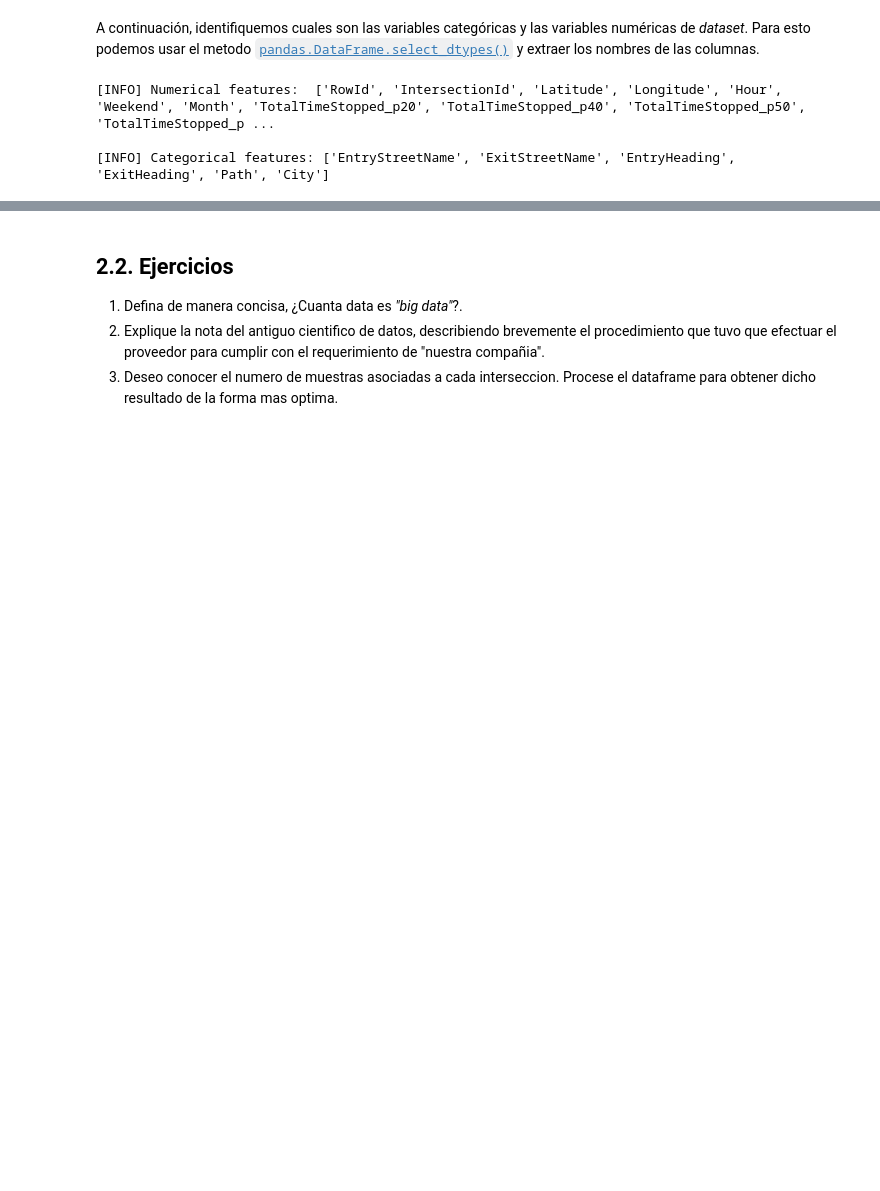
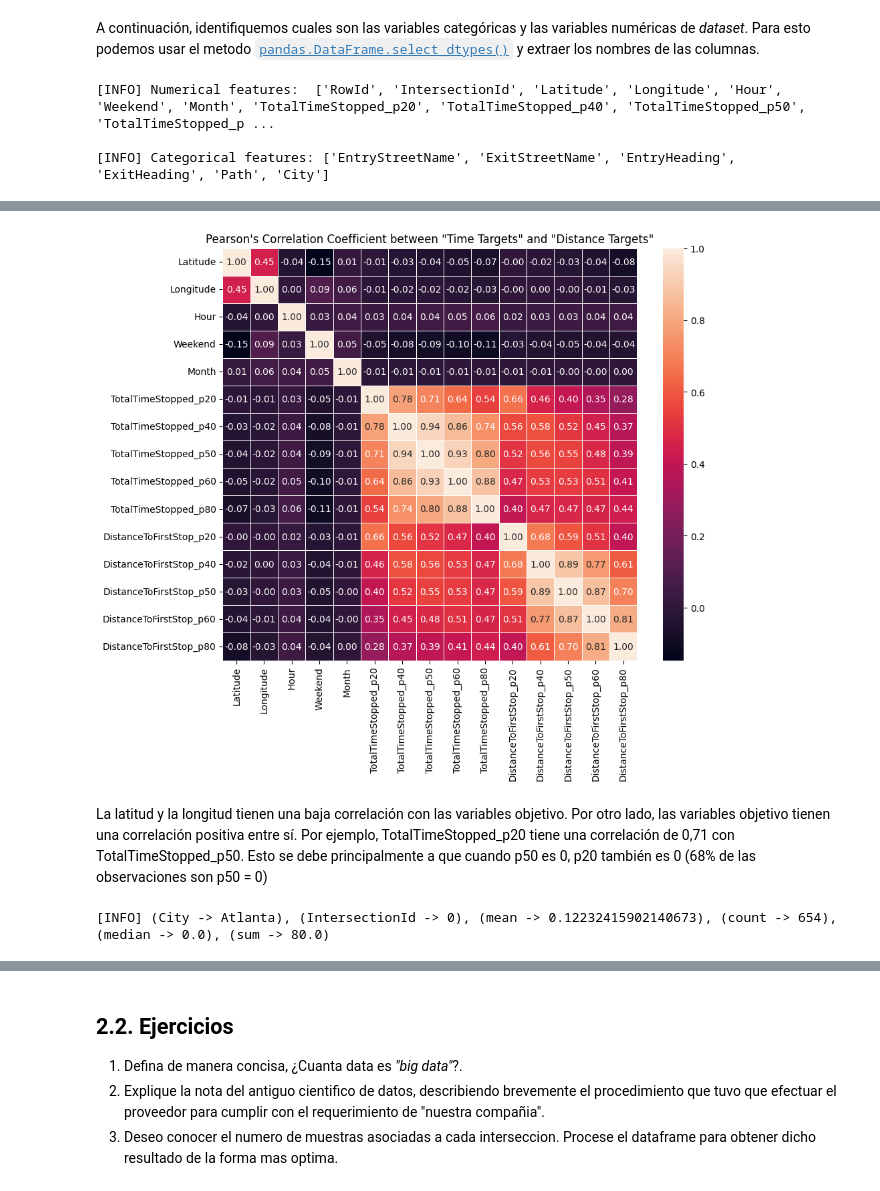
Before and after one commit to joefavergel/pbs-enae-ml-course, a Jupyter notebook: traffic_congestion_end-to-end_ml_project.ipynb, the cells around one changed output, grey strips where cells are left out. Saved outputs shown, nothing was run; the diff lists cells and outputs as text; code cells hidden in the pictures; blank space fills up the shorter version.

```diff
--- a/traffic_congestion_end-to-end_ml_project.ipynb
+++ b/traffic_congestion_end-to-end_ml_project.ipynb
@@ -348,0 +437,31 @@ plt.show()
+# %%
+time_targets = [col for col in list(train.columns) if col.startswith("TotalTimeStopped")]
+distance_targets = [col for col in list(train.columns) if col.startswith("DistanceToFirstStop")]
+# %%
+import seaborn as sns
+
+
+f,ax = plt.subplots(figsize=(10,8))
+sns.heatmap(
+    train[["Latitude", "Longitude", "Hour", "Weekend", "Month",] + time_targets + distance_targets].corr(),
+    annot=True,
+    linewidths=.5,
+    fmt='.2f',
+    ax=ax
+)
+plt.title("Pearson's Correlation Coefficient between \"Time Targets\" and \"Distance Targets\"")
+plt.show()
+# %% [output]
+[figure, added]
+# %% [markdown]
+La latitud y la longitud tienen una baja correlación con las variables objetivo. Por otro lado, las variables objetivo tienen una correlación positiva entre sí. Por ejemplo, TotalTimeStopped_p20 tiene una correlación de 0,71 con TotalTimeStopped_p50. Esto se debe principalmente a que cuando p50 es 0, p20 también es 0 (68% de las observaciones son p50 = 0)
+# %%
+mean_, median_ = atlanta_0['TotalTimeStopped_p80'].mean(), atlanta_0['TotalTimeStopped_p80'].median()
+count_, sum_ = atlanta_0.shape[0], atlanta_0['TotalTimeStopped_p80'].sum()
+
+print(
+    "[INFO] (City -> Atlanta), (IntersectionId -> 0), "
+    f"(mean -> {mean_}), (count -> {count_}), (median -> {median_}), (sum -> {sum_})"
+)
+# %% [output]
+[INFO] (City -> Atlanta), (IntersectionId -> 0), (mean -> 0.12232415902140673), (count -> 654), (median -> 0.0), (sum -> 80.0)
```
Also changed, not shown: parts of 32 cells of this notebook.
